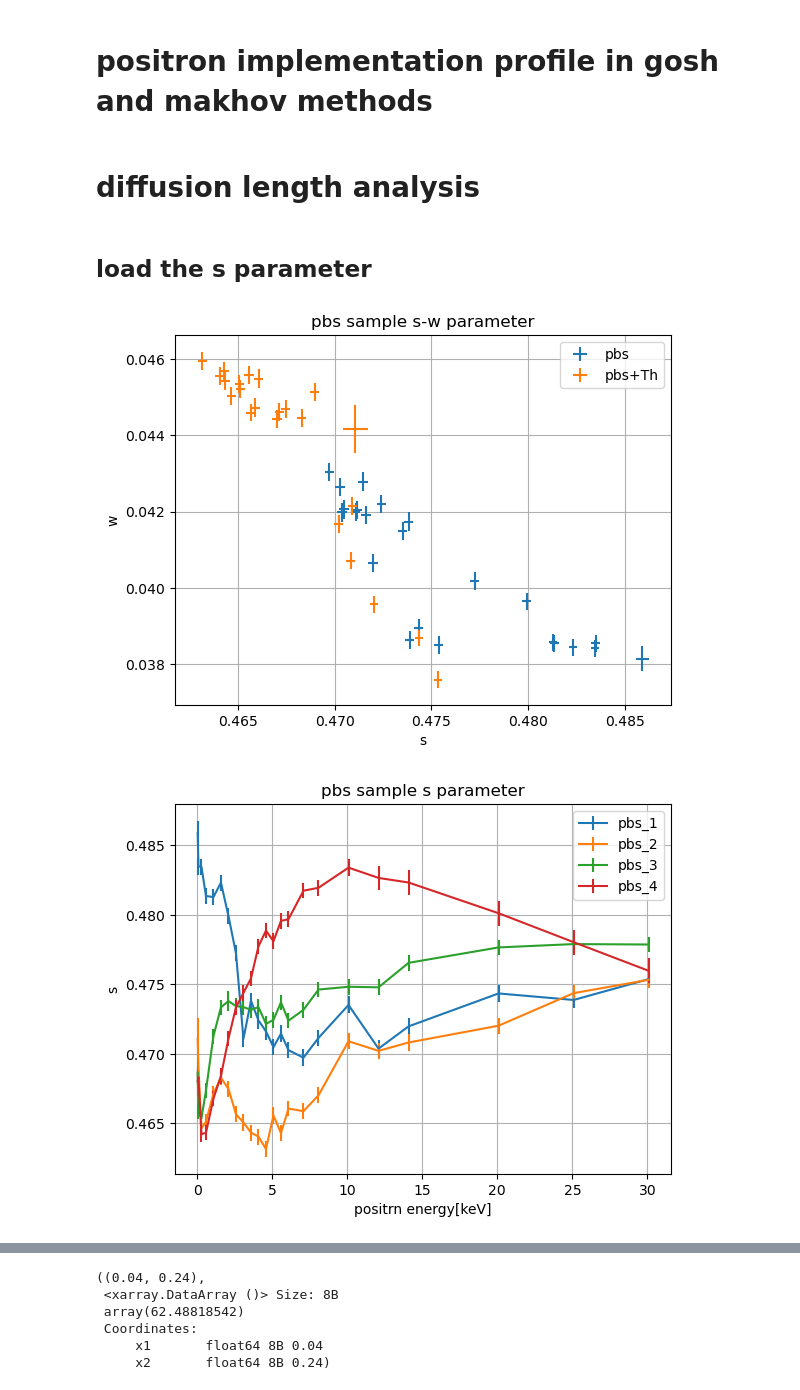
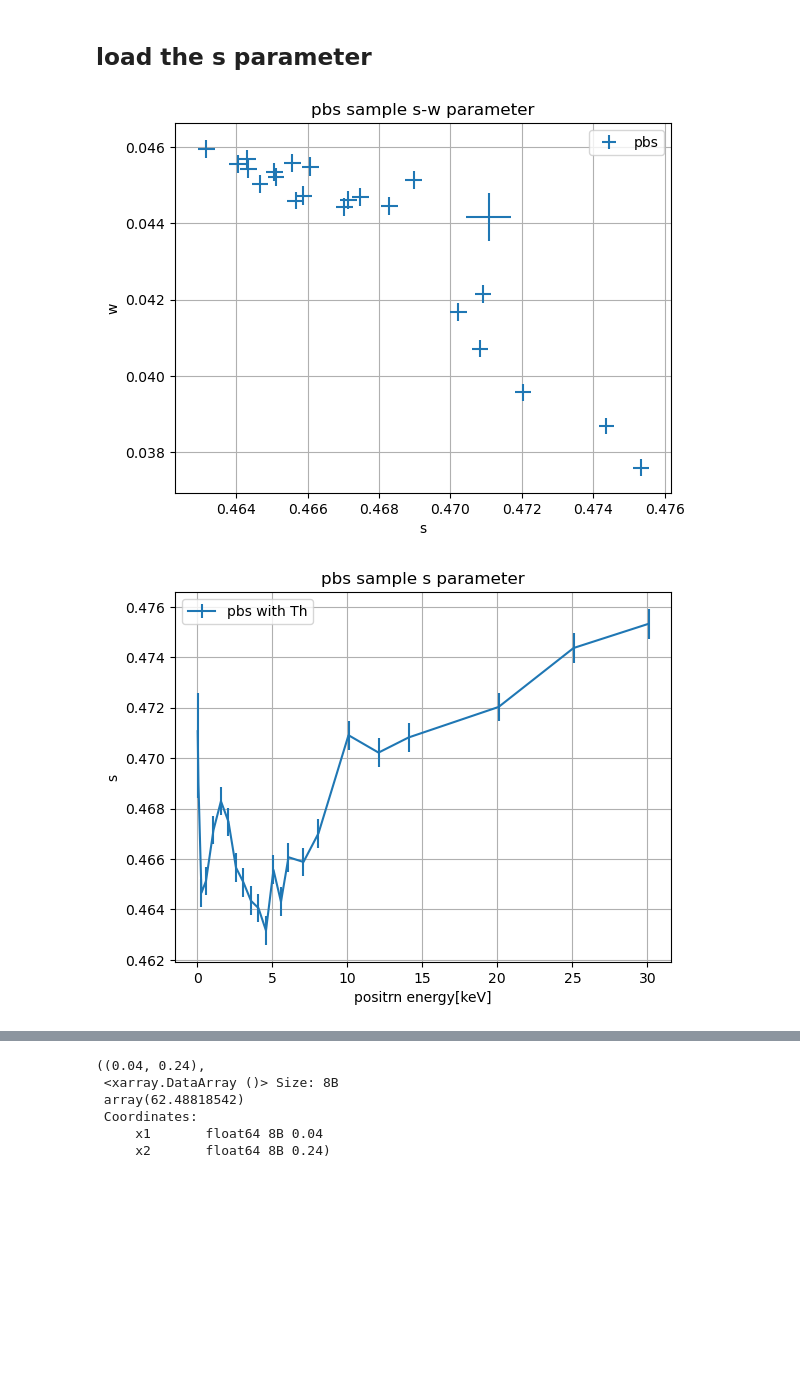
Before and after one commit to achiyaAmrusi/pyPAS, a Jupyter notebook: examples/pbs_diffusion_length_analysis.ipynb, the cells around one changed output, grey strips where cells are left out. Saved outputs shown, nothing was run; the diff lists cells and outputs as text; code cells hidden in the pictures; blank space fills up the shorter version.

```diff
--- a/examples/pbs_diffusion_length_analysis.ipynb
+++ b/examples/pbs_diffusion_length_analysis.ipynb
@@ -28,5 +29,3 @@ from uncertainties import nominal_value, std_dev, ufloat
 from uncertainties.unumpy import uarray, nominal_values, std_devs
 
 import warnings
-# %% [markdown]
-#  positron implementation profile in gosh and makhov methods
@@ -35,44 +32,26 @@ data_gos = ghosh_material_parameters()
-# %% [markdown]
-# diffusion length analysis
 # %% [markdown]
 ## load the s parameter
 # %%
-lineshape_parm_1 = pd.read_csv('./libs/pbs/pbs1_err.csv', names=['energy', 's', 's_error', 'w', 'w_error'], index_col=0)
-lineshape_parm_2 = pd.read_csv('./libs/pbs/pbs2_err.csv', names=['energy', 's', 's_error', 'w', 'w_error'], index_col=0)
-lineshape_parm_3 = pd.read_csv('./libs/pbs/pbs3_err.csv', names=['energy', 's', 's_error', 'w', 'w_error'], index_col=0)
-lineshape_parm_4 = pd.read_csv('./libs/pbs/pbs4_err.csv', names=['energy', 's', 's_error', 'w', 'w_error'], index_col=0)
+lineshape_parm = pd.read_csv('./libs/pbs/pbs2_err.csv', names=['energy', 's', 's_error', 'w', 'w_error'], index_col=0)
 
-s_1 = xr.DataArray(uarray(lineshape_parm_1.s,lineshape_parm_1.s_error), coords={'energy':lineshape_parm_1.index})
-s_2 = xr.DataArray(uarray(lineshape_parm_2.s,lineshape_parm_2.s_error), coords={'energy':lineshape_parm_2.index})
-s_3 = xr.DataArray(uarray(lineshape_parm_3.s,lineshape_parm_3.s_error), coords={'energy':lineshape_parm_3.index})
-s_4 = xr.DataArray(uarray(lineshape_parm_4.s,lineshape_parm_4.s_error), coords={'energy':lineshape_parm_4.index})
-
-w_1 = xr.DataArray(uarray(lineshape_parm_1.w,lineshape_parm_1.w_error), coords={'energy':lineshape_parm_1.index})
-w_2 = xr.DataArray(uarray(lineshape_parm_2.w,lineshape_parm_2.w_error), coords={'energy':lineshape_parm_2.index})
-w_3 = xr.DataArray(uarray(lineshape_parm_3.w,lineshape_parm_3.w_error), coords={'energy':lineshape_parm_3.index})
-w_4 = xr.DataArray(uarray(lineshape_parm_4.w,lineshape_parm_4.w_error), coords={'energy':lineshape_parm_4.index})
+s = xr.DataArray(uarray(lineshape_parm.s,lineshape_parm.s_error), coords={'energy':lineshape_parm.index})
+w = xr.DataArray(uarray(lineshape_parm.w,lineshape_parm.w_error), coords={'energy':lineshape_parm.index})
 # %%
-plt.errorbar(x=nominal_values(s_1), y=nominal_values(w_1), yerr=std_devs(w_1), xerr=std_devs(w_1), ls='')
-plt.errorbar(x=nominal_values(s_2), y=nominal_values(w_2), yerr=std_devs(w_2), xerr=std_devs(w_2), ls='')
-#plt.errorbar(x=nominal_values(s_3), y=nominal_values(w_3), yerr=std_devs(w_3), xerr=std_devs(w_3), ls='')
-#plt.errorbar(x=nominal_values(s_4), y=nominal_values(w_4), yerr=std_devs(w_4), xerr=std_devs(w_4), ls='')
-plt.legend(['pbs','pbs+Th'])#,'pbs_3','pbs_4', ])
+plt.errorbar(x=nominal_values(s), y=nominal_values(w), yerr=std_devs(w), xerr=std_devs(w), ls='')
+plt.legend(['pbs'])
 plt.title('pbs sample s-w parameter')
 plt.xlabel('s')
 plt.ylabel('w')
 plt.grid(True)
 # %% [output]
-[figure, old version]
+[figure, new version]
 # %%
-plt.errorbar(x=nominal_values(s_1.energy), y=nominal_values(s_1), yerr=std_devs(s_1), ls='-')
-plt.errorbar(x=nominal_values(s_2.energy), y=nominal_values(s_2), yerr=std_devs(s_2), ls='-')
-plt.errorbar(x=nominal_values(s_3.energy), y=nominal_values(s_3), yerr=std_devs(s_3), ls='-')
-plt.errorbar(x=nominal_values(s_4.energy), y=nominal_values(s_4), yerr=std_devs(s_4), ls='-')
-plt.legend(['pbs_1','pbs_2','pbs_3','pbs_4', ])
+plt.errorbar(x=nominal_values(s.energy), y=nominal_values(s), yerr=std_devs(s), ls='-')
+plt.legend(['pbs with Th'])
 plt.title('pbs sample s parameter')
 plt.xlabel('positrn energy[keV]')
 plt.ylabel('s')
 plt.grid(True)
 # %% [output]
-[figure, old version]
+[figure, new version]
 # %%
```
Also changed, not shown: parts of 36 cells of this notebook, 1 other file.
